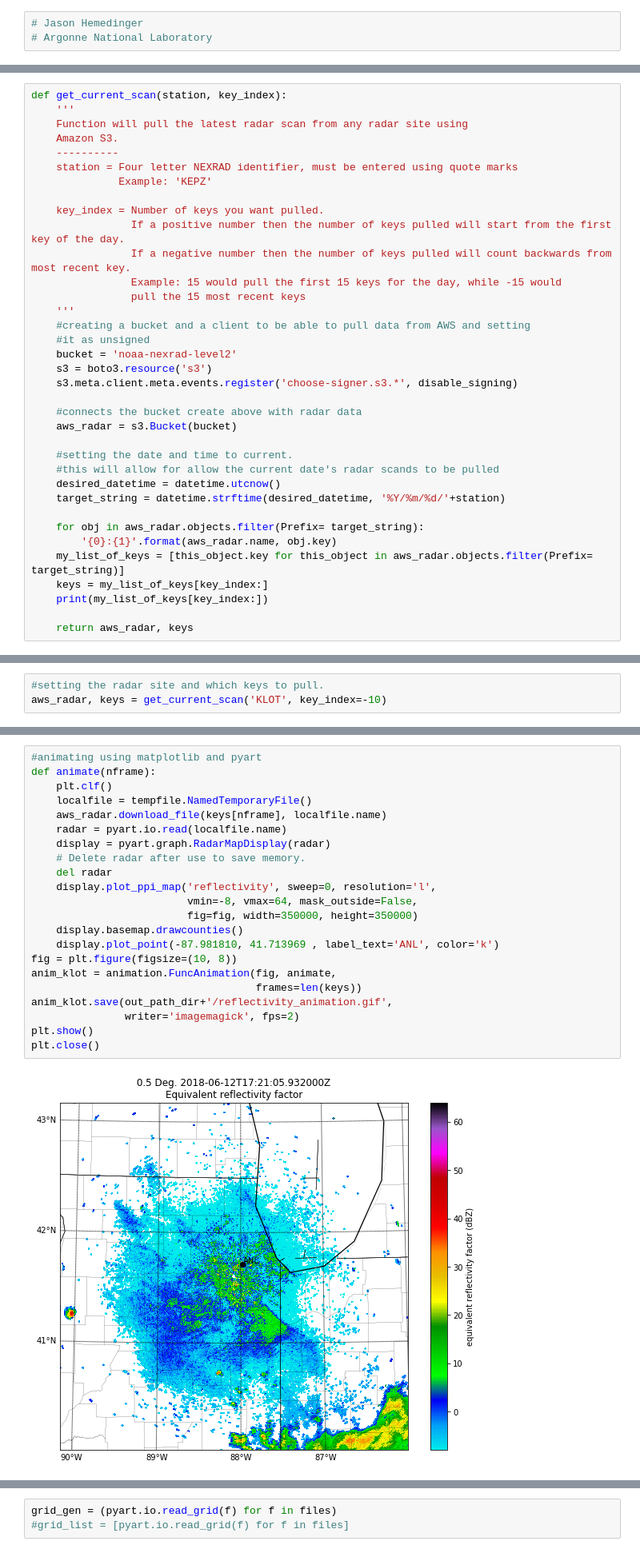
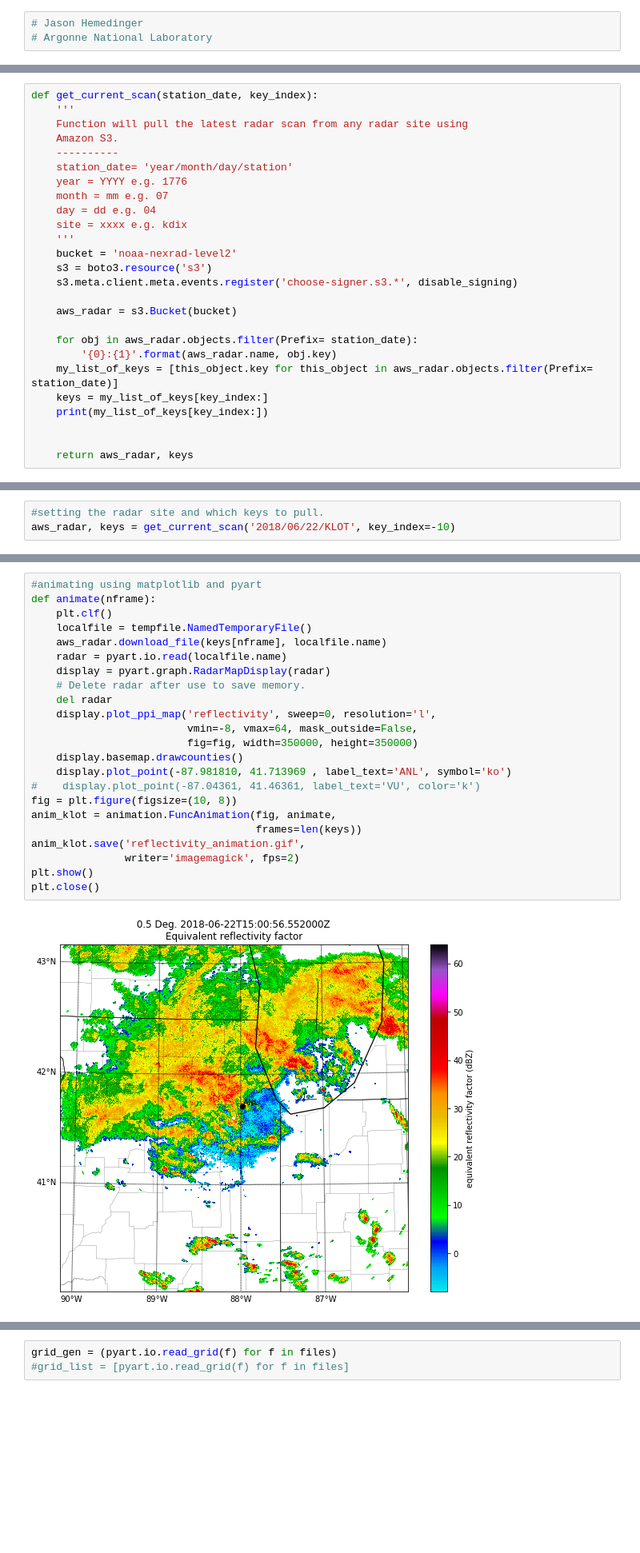
Before and after one commit to EVS-ATMOS/chicago-nowcast, a Jupyter notebook: notebooks/klot_radar_scans.ipynb, the cells around one changed output, grey strips where cells are left out. Shown at 80% size. Cells and saved outputs as stored; diff of their text form; blank space fills up the shorter version.

```diff
--- a/notebooks/klot_radar_scans.ipynb
+++ b/notebooks/klot_radar_scans.ipynb
@@ -25,36 +19,26 @@ from datetime import datetime
 # %%
-def get_current_scan(station, key_index):
+def get_current_scan(station_date, key_index):
     '''
     Function will pull the latest radar scan from any radar site using
     Amazon S3.
     ----------
-    station = Four letter NEXRAD identifier, must be entered using quote marks
-              Example: 'KEPZ'
-
-    key_index = Number of keys you want pulled.
-                If a positive number then the number of keys pulled will start from the first key of the day.
-                If a negative number then the number of keys pulled will count backwards from most recent key.
-                Example: 15 would pull the first 15 keys for the day, while -15 would
-                pull the 15 most recent keys
+    station_date= 'year/month/day/station'
+    year = YYYY e.g. 1776
+    month = mm e.g. 07
+    day = dd e.g. 04
+    site = xxxx e.g. kdix
     '''
-    #creating a bucket and a client to be able to pull data from AWS and setting
-    #it as unsigned
     bucket = 'noaa-nexrad-level2'
     s3 = boto3.resource('s3')
     s3.meta.client.meta.events.register('choose-signer.s3.*', disable_signing)
 
-    #connects the bucket create above with radar data
     aws_radar = s3.Bucket(bucket)
 
-    #setting the date and time to current.
-    #this will allow for allow the current date's radar scands to be pulled
-    desired_datetime = datetime.utcnow()
-    target_string = datetime.strftime(desired_datetime, '%Y/%m/%d/'+station)
-
-    for obj in aws_radar.objects.filter(Prefix= target_string):
+    for obj in aws_radar.objects.filter(Prefix= station_date):
         '{0}:{1}'.format(aws_radar.name, obj.key)
-    my_list_of_keys = [this_object.key for this_object in aws_radar.objects.filter(Prefix= target_string)]
+    my_list_of_keys = [this_object.key for this_object in aws_radar.objects.filter(Prefix= station_date)]
     keys = my_list_of_keys[key_index:]
     print(my_list_of_keys[key_index:])
 
+
     return aws_radar, keys
@@ -74,4 +45,4 @@ out_path = os.makedirs(out_path_dir, exist_ok=True)
 # %%
 #setting the radar site and which keys to pull.
-aws_radar, keys = get_current_scan('KLOT', key_index=-10)
+aws_radar, keys = get_current_scan('2018/06/22/KLOT', key_index=-10)
 # %% [output]
@@ -79,27 +50,28 @@ aws_radar, keys = get_current_scan('KLOT', key_index=-10)
 # %%
 #animating using matplotlib and pyart
 def animate(nframe):
     plt.clf()
     localfile = tempfile.NamedTemporaryFile()
     aws_radar.download_file(keys[nframe], localfile.name)
     radar = pyart.io.read(localfile.name)
     display = pyart.graph.RadarMapDisplay(radar)
     # Delete radar after use to save memory.
     del radar
     display.plot_ppi_map('reflectivity', sweep=0, resolution='l',
                          vmin=-8, vmax=64, mask_outside=False,
                          fig=fig, width=350000, height=350000)
     display.basemap.drawcounties()
-    display.plot_point(-87.981810, 41.713969 , label_text='ANL', color='k')
+    display.plot_point(-87.981810, 41.713969 , label_text='ANL', symbol='ko')
+#    display.plot_point(-87.04361, 41.46361, label_text='VU', color='k')
 fig = plt.figure(figsize=(10, 8))
 anim_klot = animation.FuncAnimation(fig, animate,
                                     frames=len(keys))
-anim_klot.save(out_path_dir+'/reflectivity_animation.gif',
+anim_klot.save('reflectivity_animation.gif',
                writer='imagemagick', fps=2)
 plt.show()
 plt.close()
 # %% [output]
-[figure, old version]
+[figure, new version]
 # %%
 #turing the data into grid data and saving it to a folder
 def get_grid(aws_radar, key):
```
Also changed, not shown: parts of 17 cells of this notebook.
